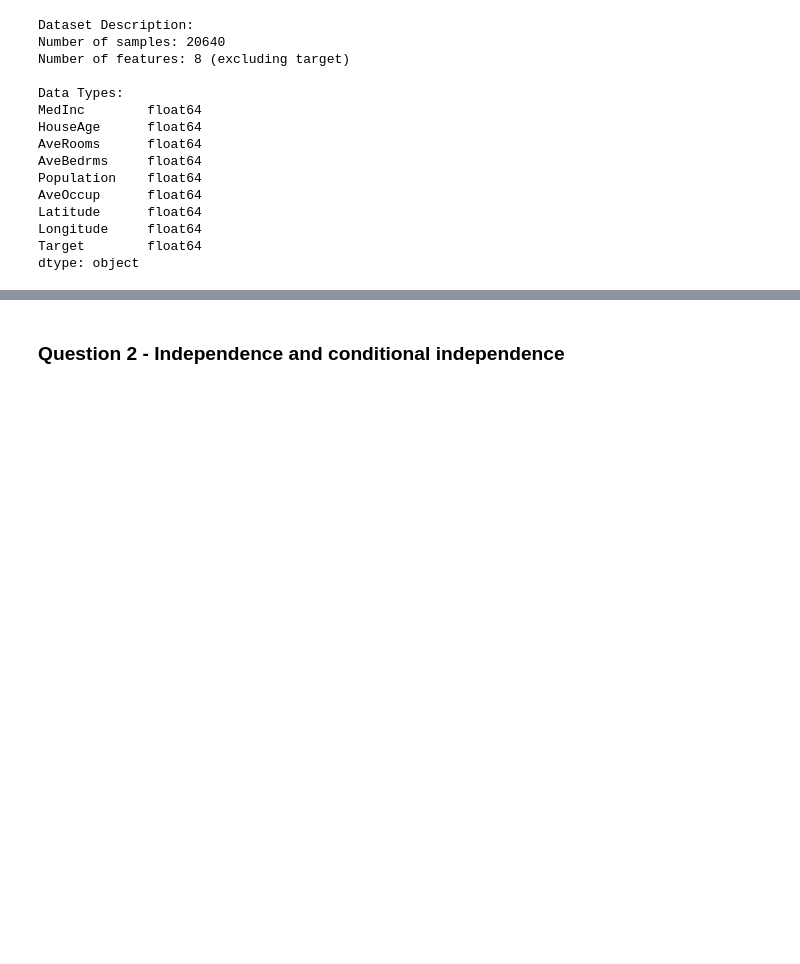
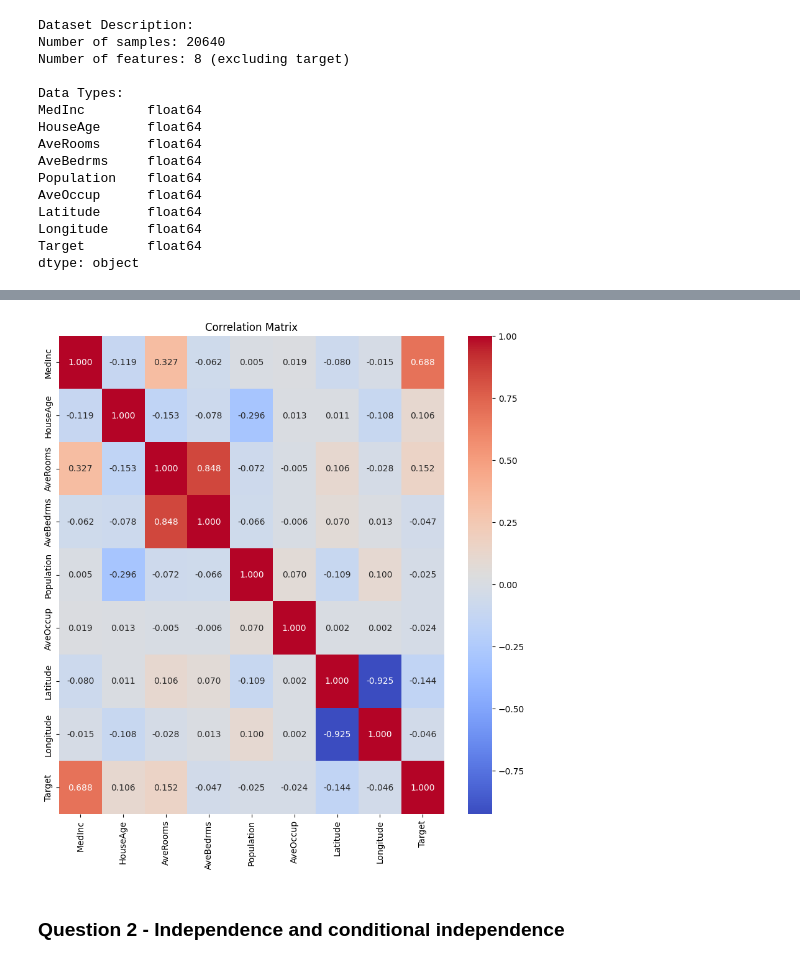
Before and after one commit to aviferdman/Statistics-and-Data-Analysis, a Jupyter notebook: hw2/hw2/HW2.ipynb, the cells around one changed output, grey strips where cells are left out. Cells and saved outputs as stored; diff of their text form; code cells hidden in the pictures; blank space fills up the shorter version.

```diff
--- a/hw2/hw2/HW2.ipynb
+++ b/hw2/hw2/HW2.ipynb
@@ -61,0 +83,9 @@ dtype: object
+# %%
+correlation_matrix = df.corr()
+
+plt.figure(figsize=(10, 10))
+sns.heatmap(correlation_matrix, annot=True, cmap="coolwarm", fmt=".3f", cbar=True)
+plt.title("Correlation Matrix")
+plt.show()
+# %% [output]
+[figure, added]
```
Also changed, not shown: parts of 5 cells of this notebook.
